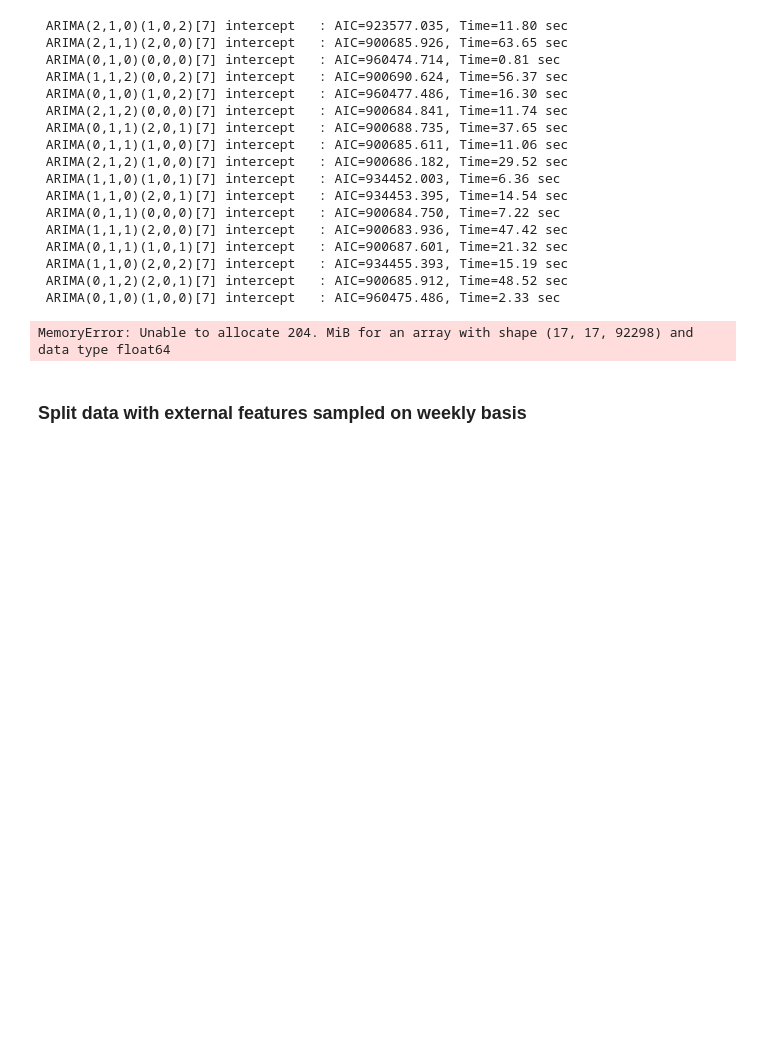
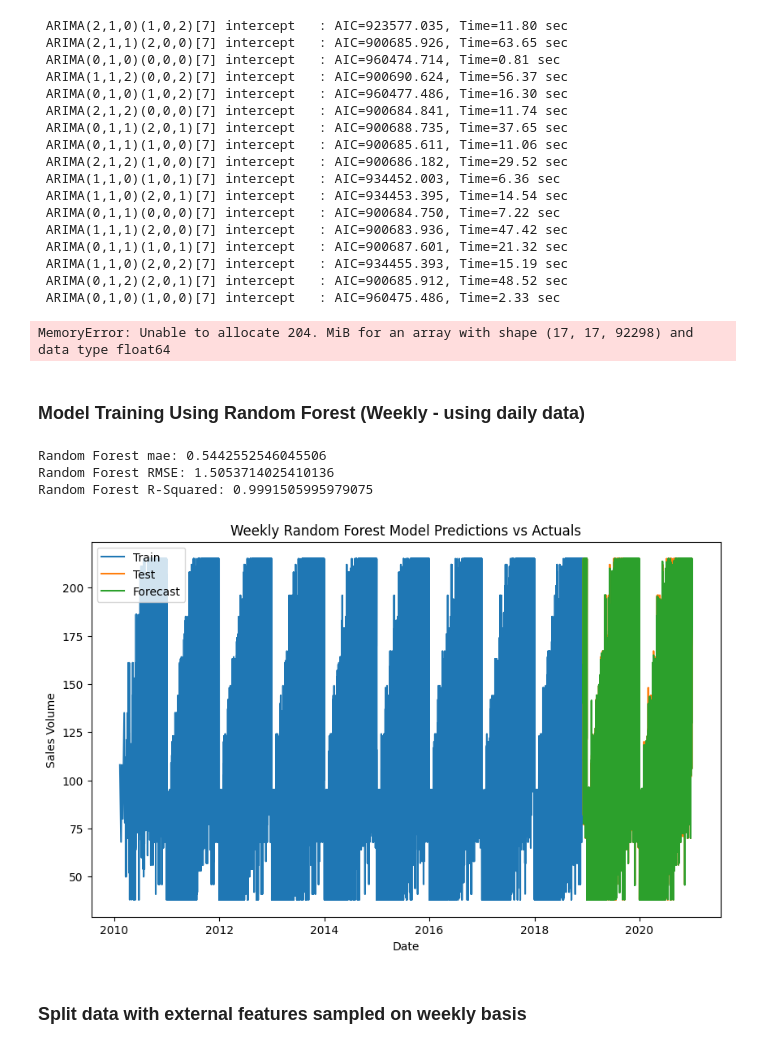
Before and after one commit to mongare70/ElectroTech-Forecasting-Data, a Jupyter notebook: model/model.ipynb, the cells around one changed output. Drawn from its saved outputs; the diff is of its cells as text; code cells hidden in the pictures; blank space fills up the shorter version.

Commit message:
added random forest models to compare them with sarimax ones

```diff
--- a/model/model.ipynb
+++ b/model/model.ipynb
@@ -246,6 +252,60 @@ print(f"Best seasonal_order: {model.seasonal_order}")
  ARIMA(0,1,2)(2,0,1)[7] intercept   : AIC=900685.912, Time=48.52 sec
  ARIMA(0,1,0)(1,0,0)[7] intercept   : AIC=960475.486, Time=2.33 sec
 MemoryError: Unable to allocate 204. MiB for an array with shape (17, 17, 92298) and data type float64
+# %% [markdown]
+### Model Training Using Random Forest (Weekly - using daily data)
+# %%
+mlflow.set_experiment("ElectroTech Forecasting (Weekly)")
+with mlflow.start_run(run_name="Weekly Random Forest model"):
+
+    from sklearn.ensemble import RandomForestRegressor
+
+    random_forest_model = RandomForestRegressor(n_estimators=100, random_state=42)
+    random_forest_model.fit(X_train, y_train)
+
+    predictions = random_forest_model.predict(X_test)
+
+    # Evaluate accuracy
+
+    random_forest_mae = mean_absolute_error(y_test, predictions)
+    random_forest_rmse = np.sqrt(mean_squared_error(y_test, predictions))
+    random_forest_r2 = r2_score(y_test, predictions)
+
+
+    print(f"Random Forest mae: {random_forest_mae}")
+    print(f"Random Forest RMSE: {random_forest_rmse}")
+    print(f"Random Forest R-Squared: {random_forest_r2}")
+
+    mlflow.log_param("n_estimators", 100)
+    mlflow.log_param("random_state", 42)
+    mlflow.log_param("exog_features", exog_features)
+
+    mlflow.log_metric("MAE", random_forest_mae)
+    mlflow.log_metric("RMSE", random_forest_rmse)
+    mlflow.log_metric("R2", random_forest_r2)
+
+    with open("weekly_random_forest_model.pkl", "wb") as f:
+        pickle.dump(random_forest_model, f)
+
+    mlflow.log_artifact("weekly_random_forest_model.pkl")
+
+    plt.figure(figsize=(10, 6))
+    plt.plot(y_train.index, y_train, label="Train")  # train
+    plt.plot(y_test.index, y_test, label="Test")  # test
+    plt.plot(y_test.index, predictions, label="Forecast")  # forecast
+    plt.legend()
+    plt.title("Weekly Random Forest Model Predictions vs Actuals")
+    plt.xlabel("Date")
+    plt.ylabel("Sales Volume")
+    plt.savefig("weekly_sales_volume_random_forest_predictions.png")
+
+    mlflow.log_artifact("weekly_sales_volume_random_forest_predictions.png")
+    plt.show()
+# %% [output]
+Random Forest mae: 0.5442552546045506
+Random Forest RMSE: 1.5053714025410136
+Random Forest R-Squared: 0.9991505995979075
+[figure, added]
 # %% [markdown]
 ### Split data with external features sampled on weekly basis
 # %%
```
Also changed, not shown: parts of 5 cells of this notebook, 3 other files.
